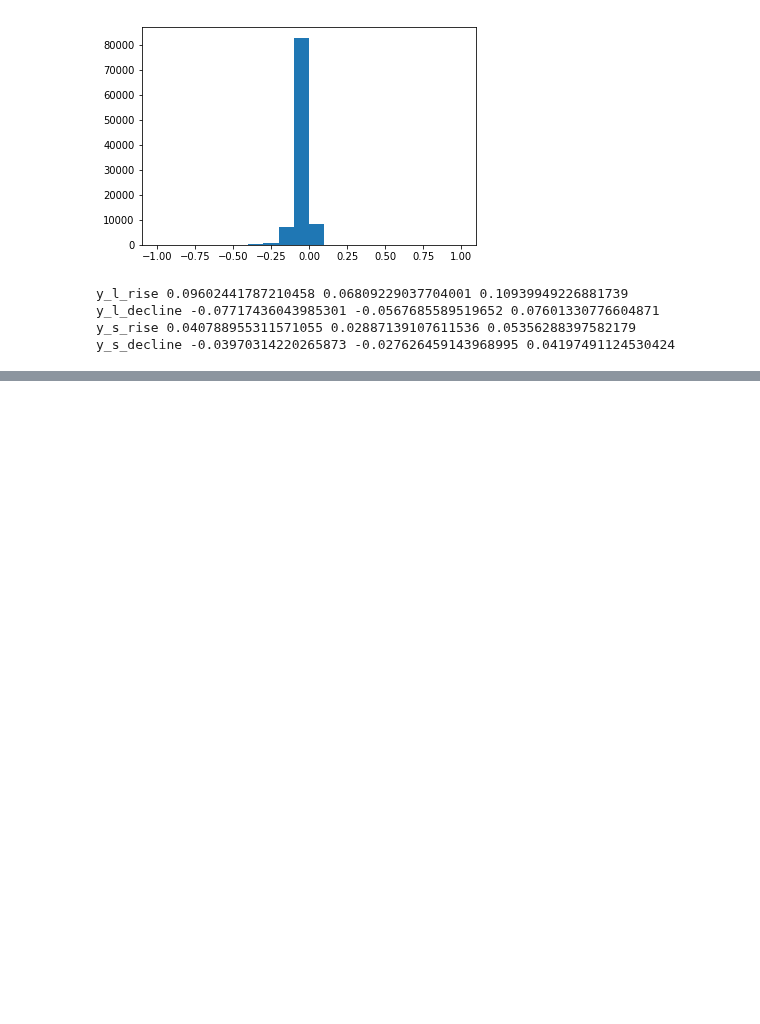
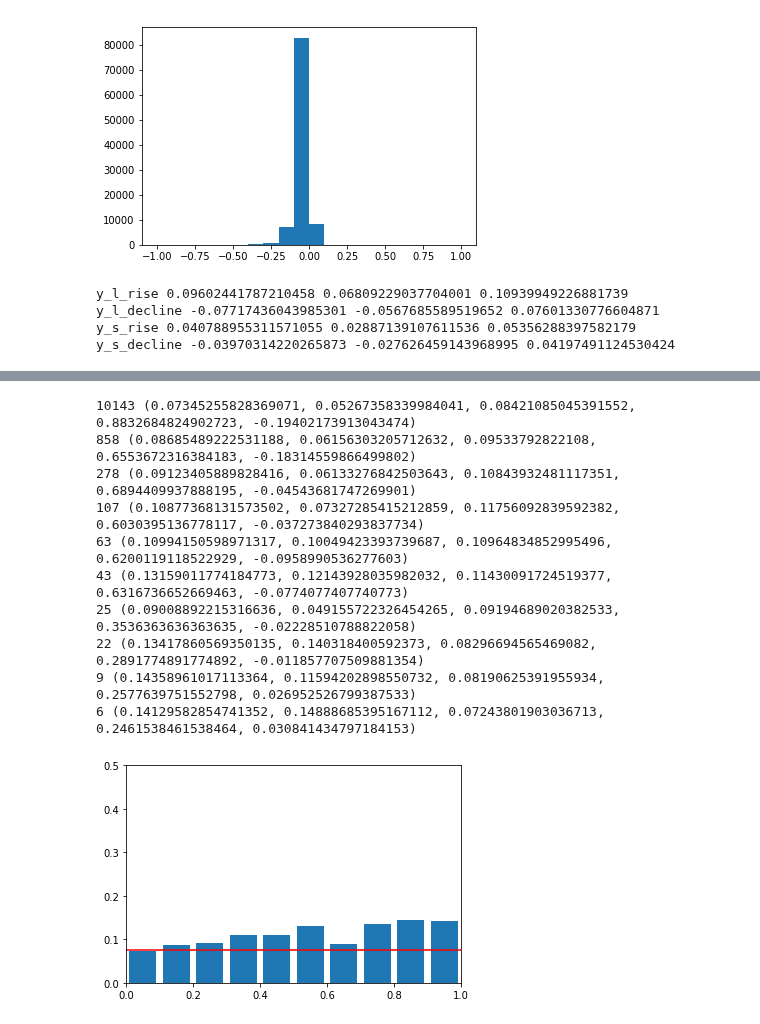
Before and after one commit to Bantorra0/Quant, a Jupyter notebook: test_clf.ipynb, the cells around one changed output, grey strips where cells are left out. Saved outputs shown, nothing was run; the diff lists cells and outputs as text; code cells hidden in the pictures; blank space fills up the shorter version.

```diff
--- a/test_clf.ipynb
+++ b/test_clf.ipynb
@@ -188,0 +189,30 @@ code: 000063.SZ
+# %%
+y1 = []
+cnt1 = []
+for i in range(10):
+    p0 = i*0.1
+    p1 = (i+1)*0.1
+    cond=(p0 < Y_test_pred[ycol]) & (Y_test_pred[ycol] <=p1)
+    cnt1.append(sum(cond))
+    y1.append((Y_test[ycol][cond].mean(), Y_test[ycol][cond].median(),Y_test[ycol][cond].std(),Y_test[ycol][cond].max(),Y_test[ycol][cond].min()))
+for c,p in zip(cnt1,y1):
+    print(c,p)
+
+plt.bar(np.arange(len(y1))*0.1+0.05,[mean for mean,_, _,_,_ in y1],width=0.08)
+plt.plot(x0,y0,color='r')
+# plt.plot(x,y1,color='r')
+plt.xlim(0,1)
+plt.ylim(0,0.5)
+plt.show()
+# %% [output]
+10143 (0.07345255828369071, 0.05267358339984041, 0.08421085045391552, 0.8832684824902723, -0.19402173913043474)
+858 (0.08685489222531188, 0.06156303205712632, 0.09533792822108, 0.6553672316384183, -0.18314559866499802)
+278 (0.09123405889828416, 0.06133276842503643, 0.10843932481117351, 0.6894409937888195, -0.04543681747269901)
+107 (0.10877368131573502, 0.07327285415212859, 0.11756092839592382, 0.6030395136778117, -0.037273840293837734)
+63 (0.10994150598971317, 0.10049423393739687, 0.10964834852995496, 0.6200119118522929, -0.0958990536277603)
+43 (0.13159011774184773, 0.12143928035982032, 0.11430091724519377, 0.6316736652669463, -0.0774077407740773)
+25 (0.09008892215316636, 0.049155722326454265, 0.09194689020382533, 0.3536363636363635, -0.02228510788822058)
+22 (0.13417860569350135, 0.140318400592373, 0.08296694565469082, 0.2891774891774892, -0.011857707509881354)
+9 (0.14358961017113364, 0.11594202898550732, 0.08190625391955934, 0.2577639751552798, 0.026952526799387533)
+6 (0.14129582854741352, 0.14888685395167112, 0.07243801903036713, 0.2461538461538464, 0.030841434797184153)
+[figure, added]
```
Also changed, not shown: parts of 7 cells of this notebook, 2 other files.
